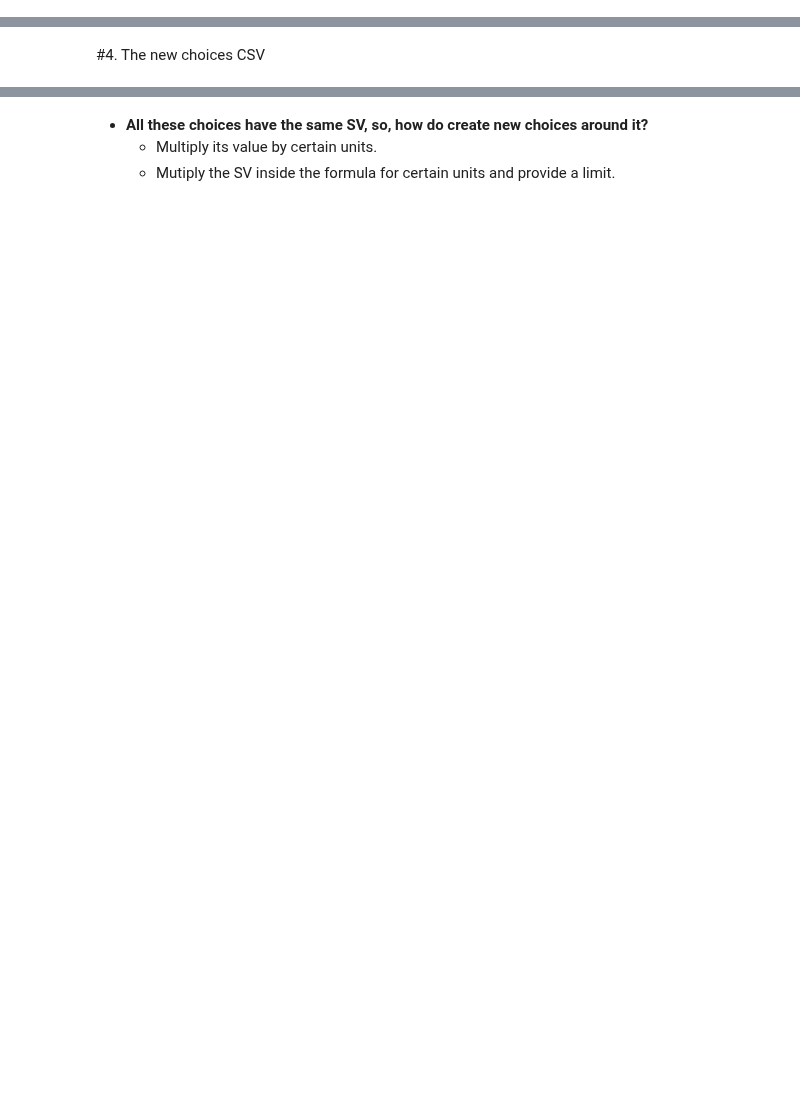
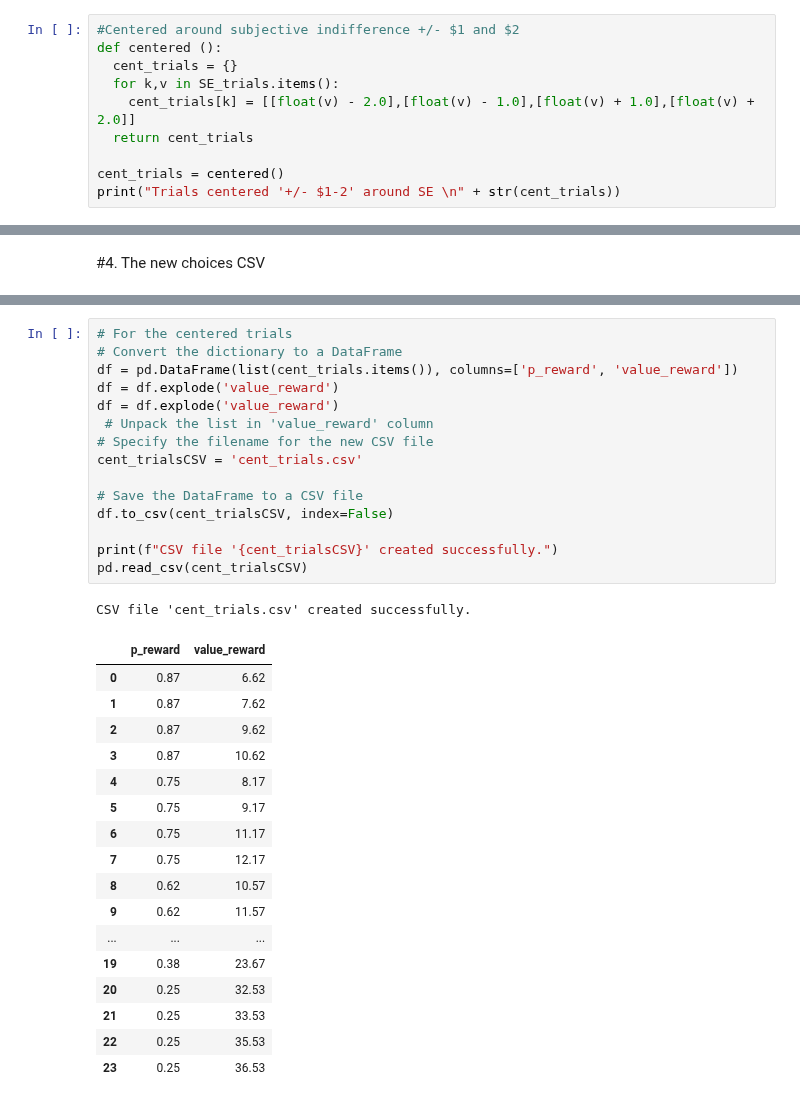
Before and after one commit to CDN-Lab/Adaptive_Choicesets, a Jupyter notebook: two-visit-trials.ipynb, the cells around one changed output, grey strips where cells are left out. Saved outputs shown, nothing was run; the diff lists cells and outputs as text; blank space fills up the shorter version.

```diff
--- a/two-visit-trials.ipynb
+++ b/two-visit-trials.ipynb
@@ -182,0 +185,10 @@ print(new_choicesP)
+# %%
+#Centered around subjective indifference +/- $1 and $2
+def centered ():
+  cent_trials = {}
+  for k,v in SE_trials.items():
+    cent_trials[k] = [[float(v) - 2.0],[float(v) - 1.0],[float(v) + 1.0],[float(v) + 2.0]]
+  return cent_trials
+
+cent_trials = centered()
+print("Trials centered '+/- $1-2' around SE \n" + str(cent_trials))
@@ -207,6 +279,34 @@ CSV file 'crdm_trials.csv' created successfully.
-# %% [markdown]
-
-
-*   **All these choices have the same SV, so, how do create new choices around it?**
-    - Multiply its value by certain units.
-    - Mutiply the SV inside the formula for certain units and provide a limit.
+# %%
+# For the centered trials
+# Convert the dictionary to a DataFrame
+df = pd.DataFrame(list(cent_trials.items()), columns=['p_reward', 'value_reward'])
+df = df.explode('value_reward')
+df = df.explode('value_reward')
+ # Unpack the list in 'value_reward' column
+# Specify the filename for the new CSV file
+cent_trialsCSV = 'cent_trials.csv'
+
+# Save the DataFrame to a CSV file
+df.to_csv(cent_trialsCSV, index=False)
+
+print(f"CSV file '{cent_trialsCSV}' created successfully.")
+pd.read_csv(cent_trialsCSV)
+# %% [output]
+CSV file 'cent_trials.csv' created successfully.
+|  | p_reward | value_reward |
+| 0 | 0.87 | 6.62 |
+| 1 | 0.87 | 7.62 |
+| 2 | 0.87 | 9.62 |
+| 3 | 0.87 | 10.62 |
+| 4 | 0.75 | 8.17 |
+| 5 | 0.75 | 9.17 |
+| 6 | 0.75 | 11.17 |
+| 7 | 0.75 | 12.17 |
+| 8 | 0.62 | 10.57 |
+| 9 | 0.62 | 11.57 |
+| ... | ... | ... |
+| 19 | 0.38 | 23.67 |
+| 20 | 0.25 | 32.53 |
+| 21 | 0.25 | 33.53 |
+| 22 | 0.25 | 35.53 |
+| 23 | 0.25 | 36.53 |
```
Also changed, not shown: parts of 12 cells of this notebook.
